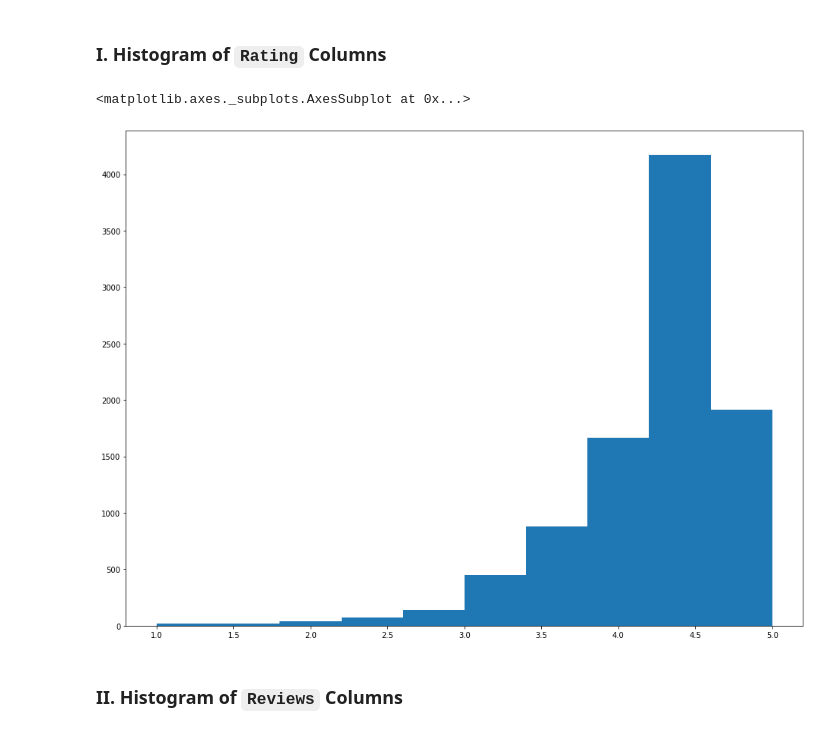
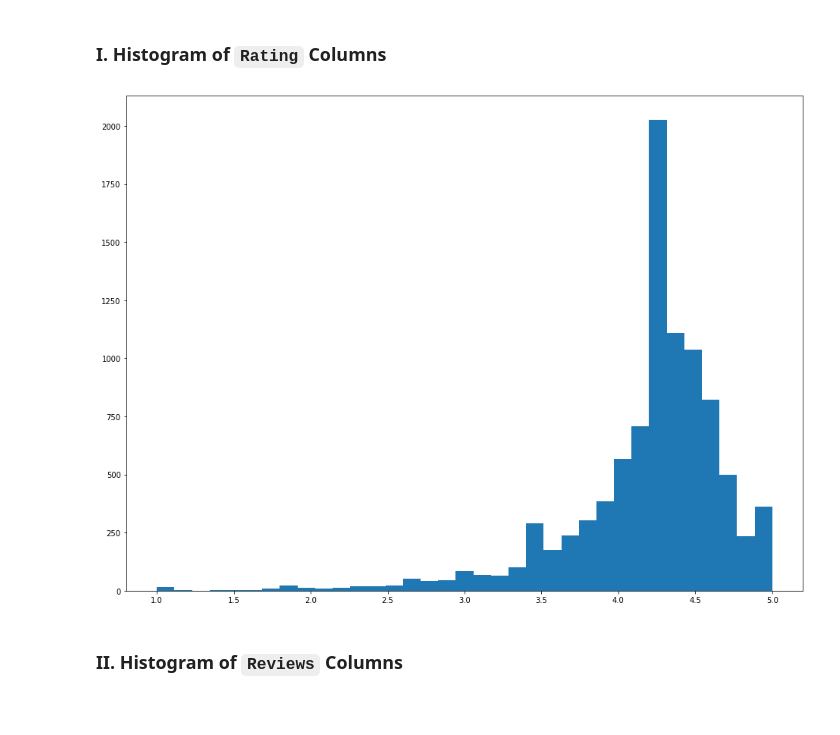
Before and after one commit to Logician724/play-store-analysis, a Jupyter notebook: notebook.ipynb, the cells around one changed output. Saved outputs shown, nothing was run; the diff lists cells and outputs as text; code cells hidden in the pictures.

```diff
--- a/notebook.ipynb
+++ b/notebook.ipynb
@@ -280,10 +280,9 @@ memory usage: 1.2+ MB
 # %% [markdown]
 ### I. Histogram of `Rating` Columns
 # %%
-apps_df['Rating'].hist(grid = False, figsize=(16,12))
+_ = apps_df['Rating'].hist(grid = False, figsize=(16,12), bins = 35)
 # %% [output]
-<matplotlib.axes._subplots.AxesSubplot at 0x...>
-[figure, old version]
+[figure, new version]
 # %% [markdown]
 ### II. Histogram of `Reviews` Columns
 # %%
```
Also changed, not shown: parts of 8 cells of this notebook.
